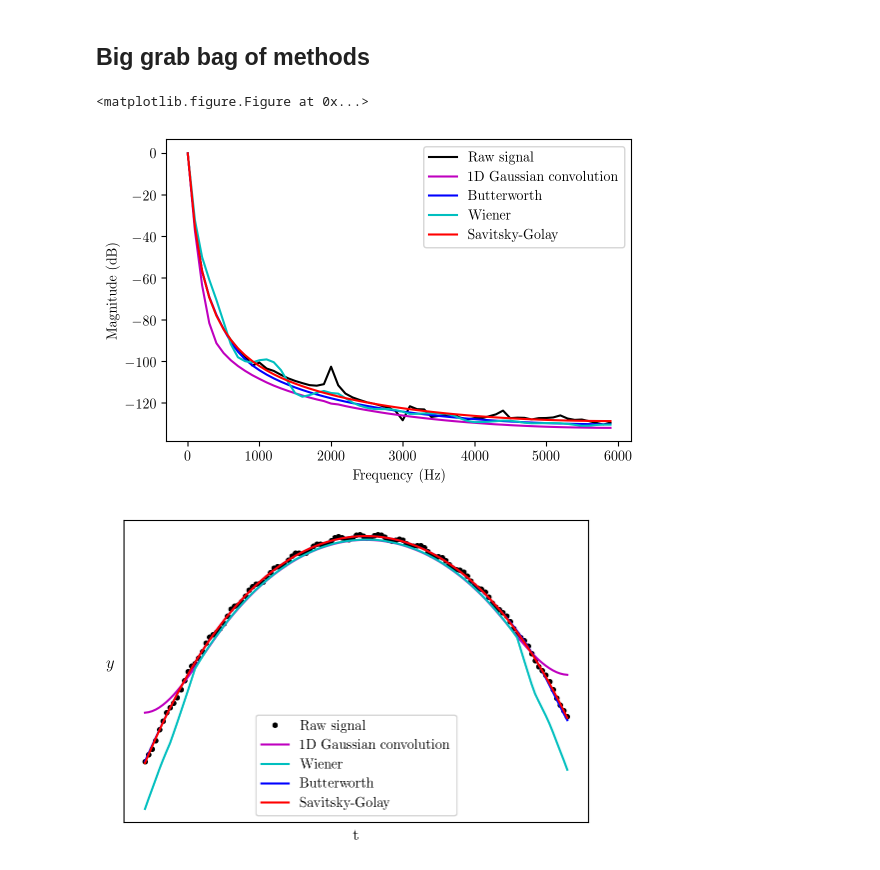
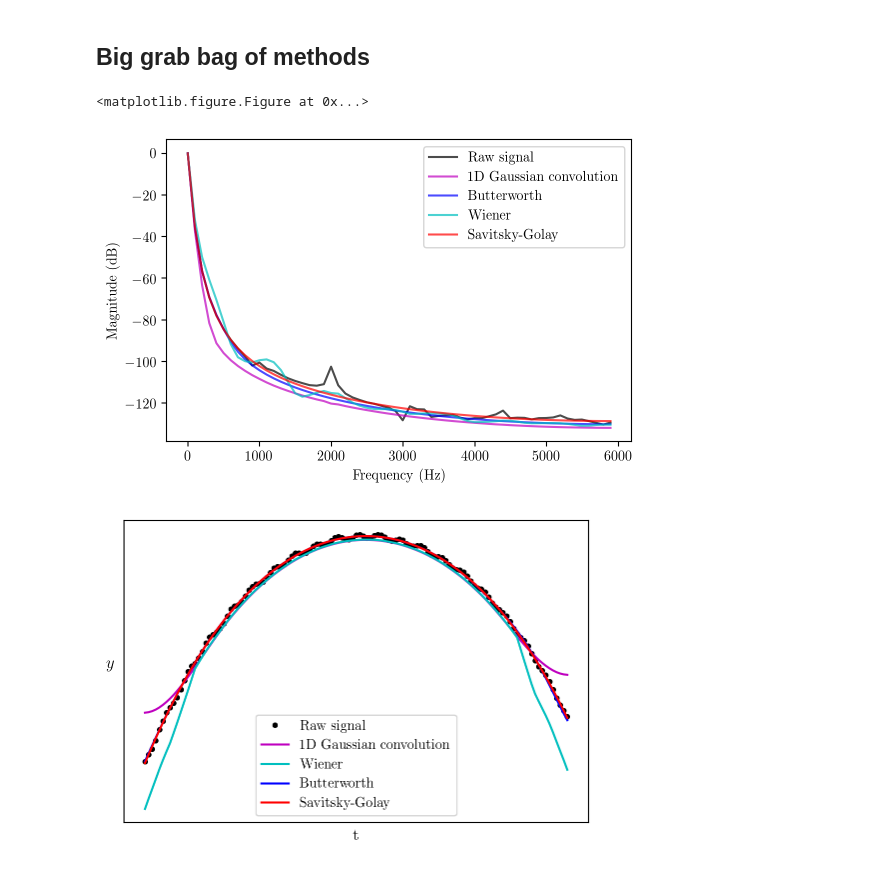
Before and after one commit to 7deeptide/Droplet_electro-bounce, a Jupyter notebook: src/filtering.ipynb, the cells around one changed output. Drawn from its saved outputs; the diff is of its cells as text; code cells hidden in the pictures.

```diff
--- a/src/filtering.ipynb
+++ b/src/filtering.ipynb
@@ -226,39 +226,39 @@ fl = testButterworth(nyf, t, y, npts)
 wi = testWiener(t, y, npts)
 sp = testSpline(t, y, npts)[0]
 dsp = testSpline(t, y, npts)[1]
 ddsp = testSpline(t, y, npts)[2]
 sg, dsg = testSG(t,y, npts)
 plt.legend(['meas','gauss','iir','wie','spl'], loc='upper center')
 plt.clf()
 w = np.fft.fftfreq(npts, d=dt)
 w = np.abs(w[:int(npts/2)+1]) #only freqs for real fft
 
 plt.figure(figsize=(6, 4), dpi=100)
 #plotPowerSpectrum(s, w)
 
-plt.plot(w/dt, plotPowerSpectrum(y, w), 'k')
-plt.plot(w/dt, plotPowerSpectrum(ga, w), 'm')
-plt.plot(w/dt, plotPowerSpectrum(fl, w), 'b')
-plt.plot(w/dt, plotPowerSpectrum(wi, w), 'c')
-plt.plot(w/dt, plotPowerSpectrum(sg, w), 'r')
+plt.plot(w/dt, plotPowerSpectrum(y, w), 'k', alpha=0.7)
+plt.plot(w/dt, plotPowerSpectrum(ga, w), 'm', alpha=0.7)
+plt.plot(w/dt, plotPowerSpectrum(fl, w), 'b', alpha=0.7)
+plt.plot(w/dt, plotPowerSpectrum(wi, w), 'c', alpha=0.7)
+plt.plot(w/dt, plotPowerSpectrum(sg, w), 'r', alpha=0.7)
 #plt.yscale('log')
 #plt.xscale('log')
 
 #plt.xlim([0,10])
 #plt.ylim([1E-8,None])
 plt.legend(['Raw signal','1D Gaussian convolution','Butterworth','Wiener','Savitsky-Golay'], loc='best')
 plt.xlabel('Frequency (Hz)')
 plt.ylabel('Magnitude (dB)')
 
 #tikz_save('../doc/figures/power_spectra.tex',
 #           figureheight = '\\figureheight',
 #           figurewidth = '\\figurewidth')
 
 savefig('power_spectra')
 plt.show();
 # %% [output]
 <matplotlib.figure.Figure at 0x...>
-[figure, old version]
+[figure, new version]
 # %%
 fig,ax = plt.subplots(1, figsize=(6, 4), dpi=100)
 ax.plot(t, y, 'k.', label='Raw signal')
```
Also changed, not shown: parts of 2 cells of this notebook, 39 other files.
